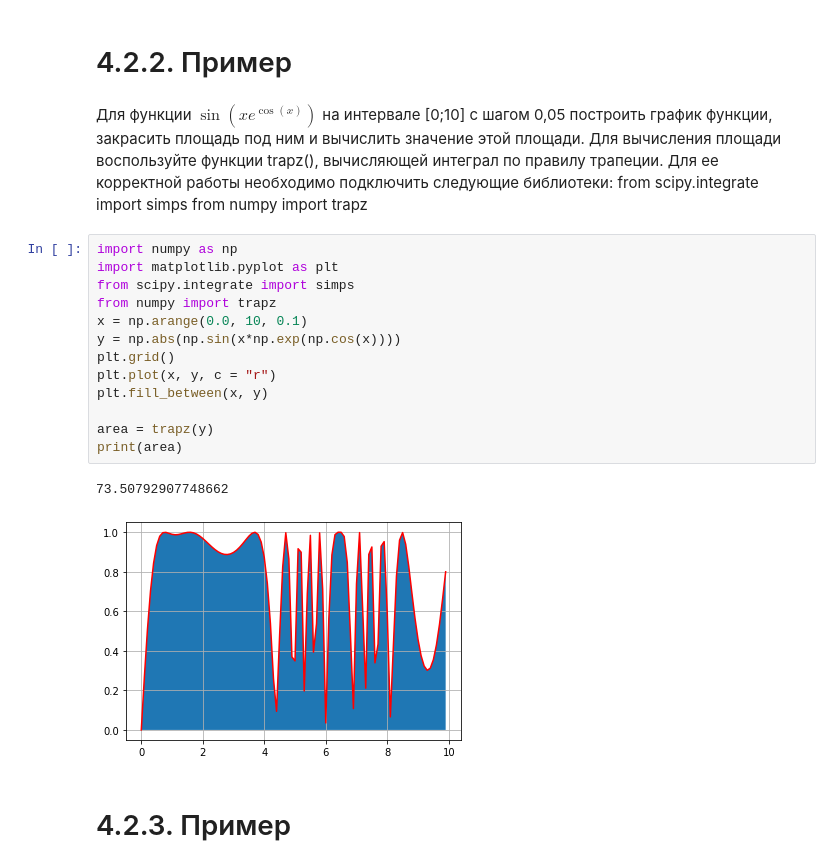
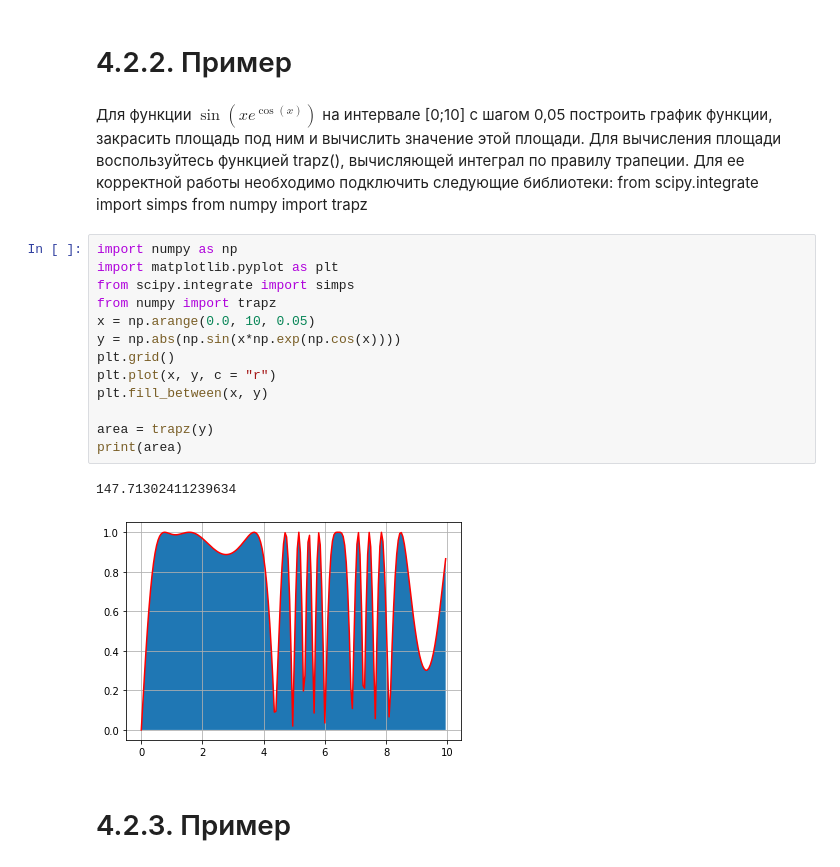
Before and after one commit to paveldm/AI-repos, a Jupyter notebook: Workbook1.ipynb, the cells around one changed output. Drawn from its saved outputs; the diff is of its cells as text.

```diff
--- a/Workbook1.ipynb
+++ b/Workbook1.ipynb
@@ -199,25 +199,25 @@ print(m.sin(m.e))
 # %% [markdown]
 # 4.2.2. Пример
 # %% [markdown]
-Для функции $\sin(xe^{\cos(x)})$ на интервале [0;10] с шагом 0,05 построить график функции, закрасить площадь под ним и вычислить значение этой площади. Для вычисления площади воспользуйте функции trapz(), вычисляющей интеграл по правилу трапеции. Для ее корректной работы необходимо подключить следующие библиотеки:
+Для функции $\sin(xe^{\cos(x)})$ на интервале [0;10] с шагом 0,05 построить график функции, закрасить площадь под ним и вычислить значение этой площади. Для вычисления площади воспользуйтесь функцией trapz(), вычисляющей интеграл по правилу трапеции. Для ее корректной работы необходимо подключить следующие библиотеки:
 from scipy.integrate import simps
 from numpy import trapz
 # %%
 import numpy as np
 import matplotlib.pyplot as plt
 from scipy.integrate import simps
 from numpy import trapz
-x = np.arange(0.0, 10, 0.1)
+x = np.arange(0.0, 10, 0.05)
 y = np.abs(np.sin(x*np.exp(np.cos(x))))
 plt.grid()
 plt.plot(x, y, c = "r")
 plt.fill_between(x, y)
 
 area = trapz(y)
 print(area)
 # %% [output]
-73.50792907748662
+147.71302411239634
-[figure, old version]
+[figure, new version]
 # %% [markdown]
 # 4.2.3. Пример
 # %% [markdown]
```
Also changed, not shown: parts of 6 cells of this notebook.
